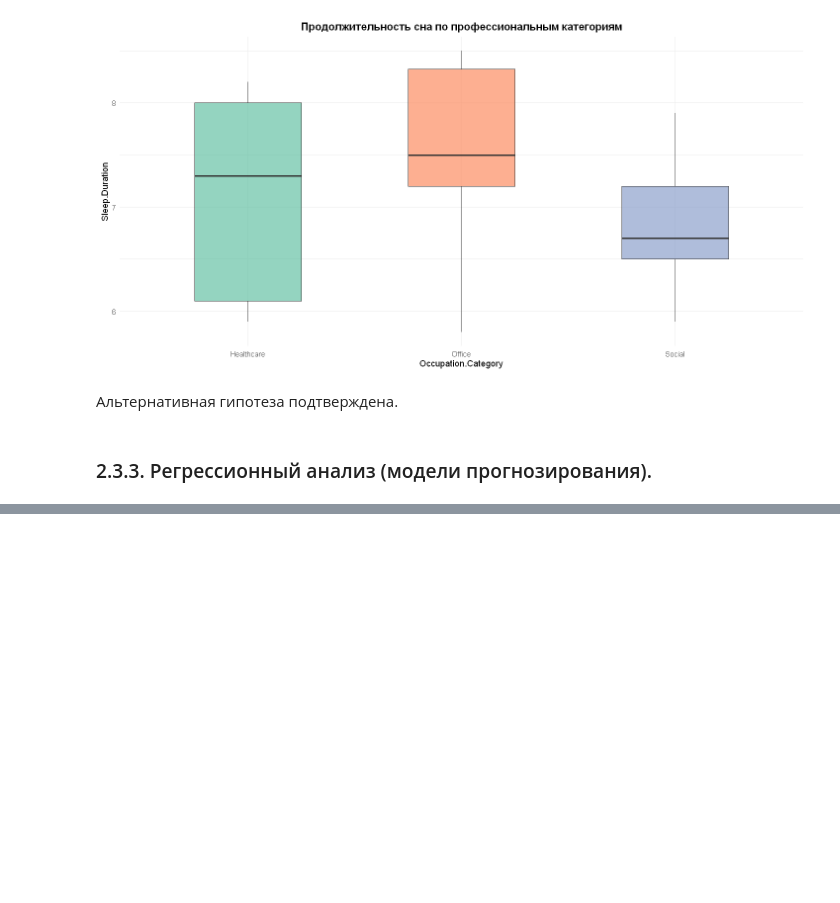
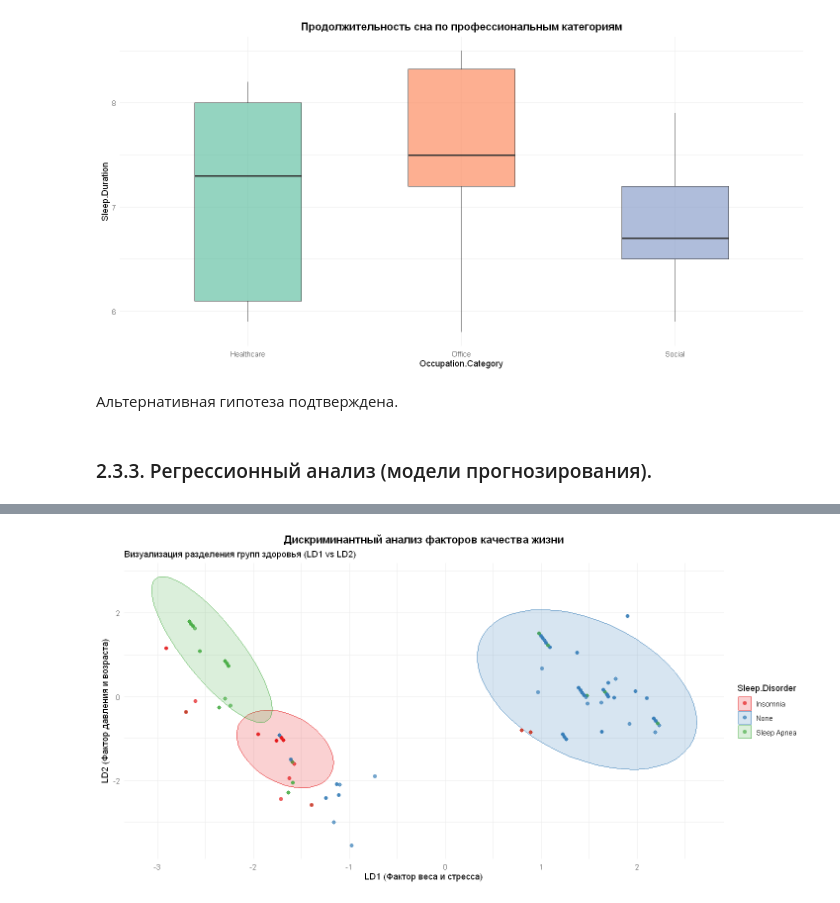
Before and after one commit to parababla/sleep_quality_analysis, a Jupyter notebook: sleep_quality_analysis.ipynb, the cells around one changed output, grey strips where cells are left out. Cells and saved outputs as stored; diff of their text form; code cells hidden in the pictures; blank space fills up the shorter version.

```diff
--- a/sleep_quality_analysis.ipynb
+++ b/sleep_quality_analysis.ipynb
@@ -536,0 +577,3 @@ ggplot(df, aes(x = Occupation.Category, y = Sleep.Duration, fill = Occupation.Ca
+# %%
+lda_model <- lda(Sleep.Disorder ~ Stress.Level + MAP + Age + Daily.Steps + BMI.Category, data = df)
+lda_model
@@ -536,0 +598,17 @@ ggplot(df, aes(x = Occupation.Category, y = Sleep.Duration, fill = Occupation.Ca
+# %%
+lda_predict <- predict(lda_model)
+plot_data <- data.frame(df, lda_predict$x)
+
+
+ggplot(plot_data, aes(x = LD1, y = LD2, color = Sleep.Disorder, fill = Sleep.Disorder)) +
+  stat_ellipse(geom = "polygon", alpha = 0.2) +
+  geom_point(size = 2, alpha = 0.7) +
+  theme_minimal() +
+  scale_color_brewer(palette = "Set1") +
+  scale_fill_brewer(palette = "Set1") +
+  labs(title = "Дискриминантный анализ факторов качества жизни",
+       subtitle = "Визуализация разделения групп здоровья (LD1 vs LD2)",
+       x = "LD1 (Фактор веса и стресса)",
+       y = "LD2 (Фактор давления и возраста)") +
+  theme(plot.title = element_text(face = "bold", hjust = 0.5))
+# %% [output]
@@ -536,0 +617 @@ ggplot(df, aes(x = Occupation.Category, y = Sleep.Duration, fill = Occupation.Ca
+[figure, added]
```
Also changed, not shown: parts of 11 cells of this notebook.
